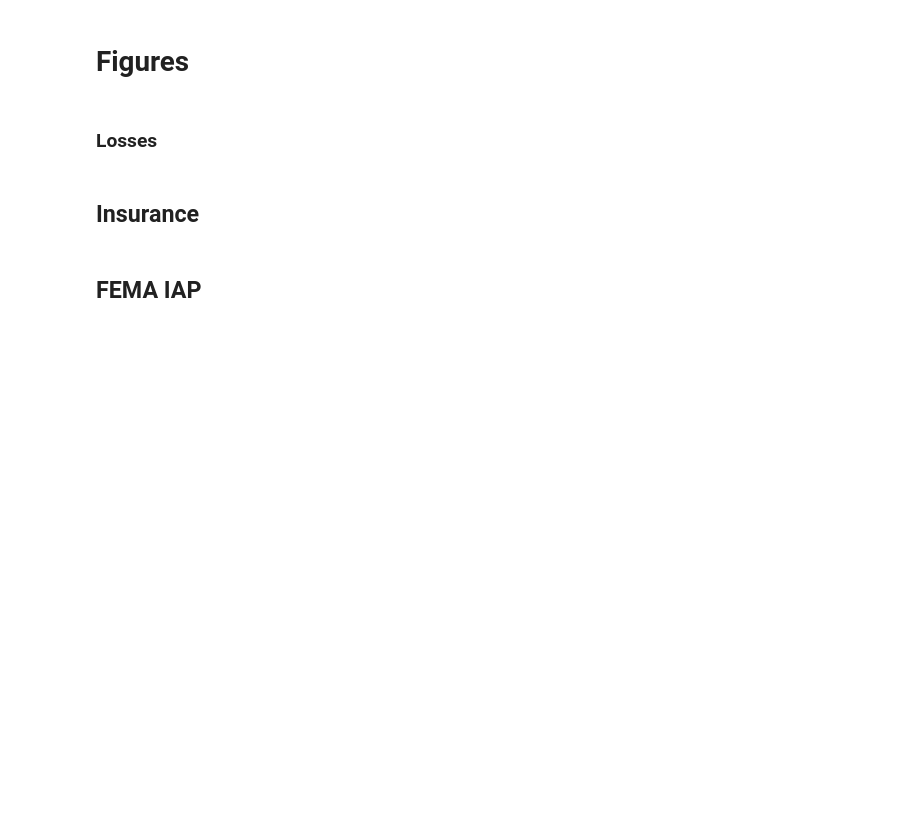
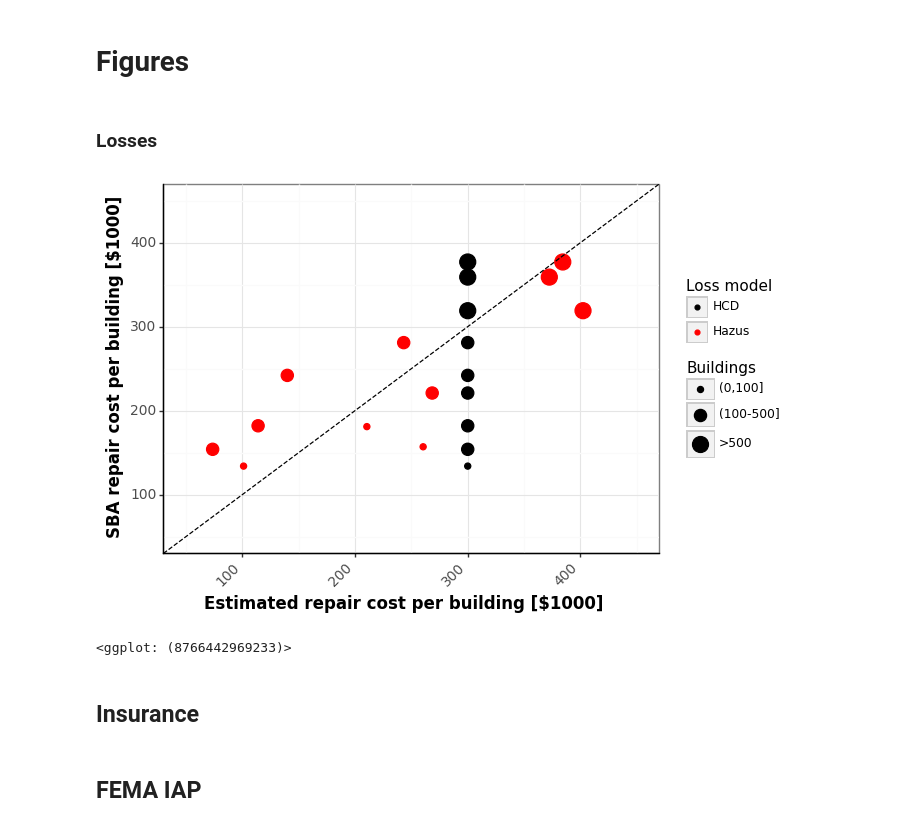
Before and after one commit to rccosta1/Post_Disaster_Unmet_Housing_Needs, a Jupyter notebook: 2017_Fires_Unmet_Needs.ipynb, the cells around one changed output. Saved outputs shown, nothing was run; the diff lists cells and outputs as text; code cells hidden in the pictures; blank space fills up the shorter version.

```diff
--- a/2017_Fires_Unmet_Needs.ipynb
+++ b/2017_Fires_Unmet_Needs.ipynb
@@ -1858,33 +1922,36 @@ print('The total loss is:',(df_Loss['Mean'].sum()-df_Sources['FEMA_IAP'].mean()-
 # %%
 df_Loss_Comparison = pd.read_csv(data_dir+'Fig_LossComparison.txt')
 df_Loss_Haz = pd.read_csv(data_dir+'Results_No_Insured/2017_Fires_Loss_Hazus.txt')
 
 df = pd.DataFrame()
 df['Buildings'] = df_Loss_Comparison['Buildings'].apply(lambda x: '(0,100]' if x <100 else ('(100-500]' if x < 500 else '>500'))
 df['SBA Losses'] = df_Loss_Comparison['SBA Losses']
 df['HCD'] = [300] * len(df.index)
 df['Hazus'] = df_Loss_Haz['Mean'].div(1000) / df_Loss_Comparison['Buildings']
 df_Loss_Comparison_long = pd.melt(df,id_vars=['Buildings','SBA Losses'])
 df_Loss_Comparison_long
 plot_base = ggplot(df_Loss_Comparison_long,aes(y='SBA Losses',x='value',color='variable',size='Buildings')) + geom_point() + geom_abline(slope=1,linetype='dashed')
 
 # Plot clean
 plot_clean = plot_base + theme_bw()
 plot_clean = plot_clean + theme(
     axis_line=element_line(size=1),
     axis_text=element_text(size=10),
     axis_title=element_text(size=12,face="bold"),
     axis_text_x = element_text(angle = 45, hjust=1)
 ) +\
 labs(color='Loss model')+\
 scale_color_manual(values = ['black','red'])+\
-scale_y_continuous(name = 'SBA losses per building [$1000]',limits=[50,450]) +\
-scale_x_continuous(name = 'Estimated losses per building [$1000]',limits=[50,450])
+scale_y_continuous(name = 'SBA repair cost per building [$1000]',limits=[50,450]) +\
+scale_x_continuous(name = 'Estimated repair cost per building [$1000]',limits=[50,450])
 
-ggsave(plot_clean, filename = 'Fig_LossComparison.pdf', path = '/content/drive/MyDrive/SURI/Studies/2022_Wildfires/Figures/')
+ggsave(plot_clean, filename = 'Fig_LossComparison.pdf', path = '/content/drive/MyDrive/SURI/Studies_Ongoing/2022_Wildfires/Figures/')
 
 
 plot_clean
+# %% [output]
+[figure, added]
+<ggplot: (8766442969233)>
 # %% [markdown]
 ## Insurance
 # %% [markdown]
```
Also changed, not shown: parts of 32 cells of this notebook.
